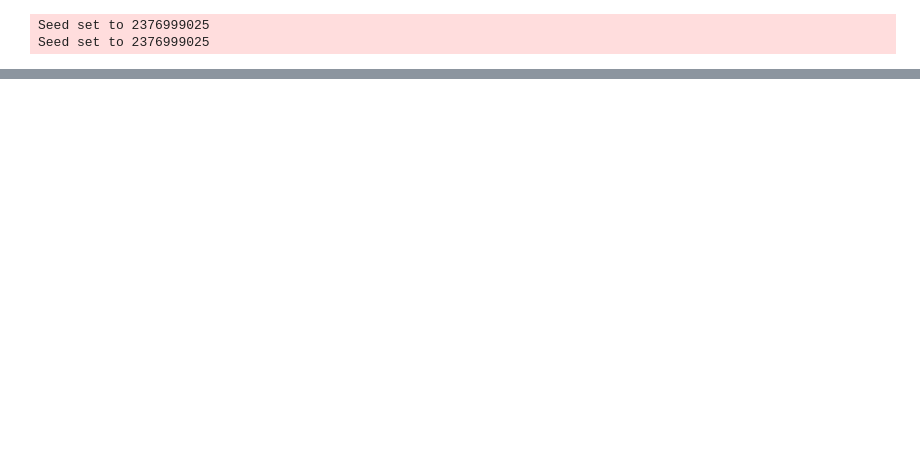
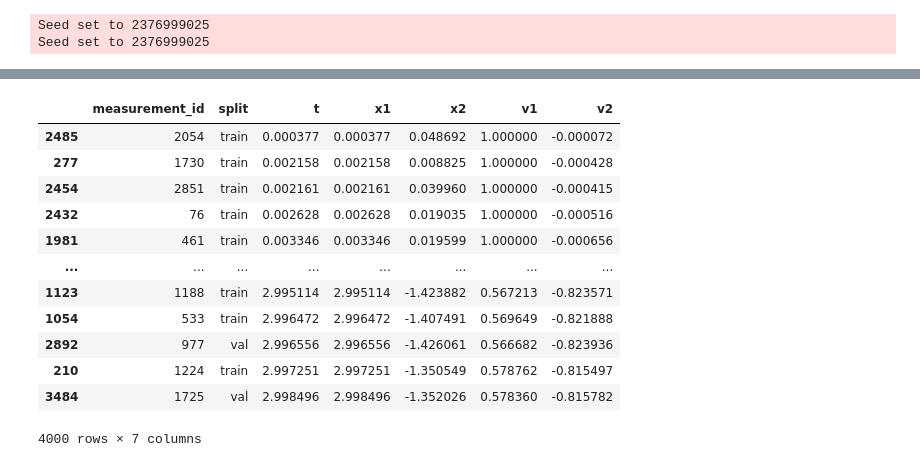
Before and after one commit to Paytonco/velocityPrediction, a Jupyter notebook: notebooks/dataset.ipynb, the cells around one changed output, grey strips where cells are left out. Drawn from its saved outputs; the diff is of its cells as text; code cells hidden in the pictures; blank space fills up the shorter version.

```diff
--- a/notebooks/dataset.ipynb
+++ b/notebooks/dataset.ipynb
@@ -89,2 +89,18 @@ for (row, col, hue), data in plot.facet_data():
+# %%
+df.sort_values('t')
+# %% [output]
+|  | measurement_id | split | t | x1 | x2 | v1 | v2 |
+| 2485 | 2054 | train | 0.000377 | 0.000377 | 0.048692 | 1.000000 | -0.000072 |
+| 277 | 1730 | train | 0.002158 | 0.002158 | 0.008825 | 1.000000 | -0.000428 |
+| 2454 | 2851 | train | 0.002161 | 0.002161 | 0.039960 | 1.000000 | -0.000415 |
+| 2432 | 76 | train | 0.002628 | 0.002628 | 0.019035 | 1.000000 | -0.000516 |
+| 1981 | 461 | train | 0.003346 | 0.003346 | 0.019599 | 1.000000 | -0.000656 |
+| ... | ... | ... | ... | ... | ... | ... | ... |
+| 1123 | 1188 | train | 2.995114 | 2.995114 | -1.423882 | 0.567213 | -0.823571 |
+| 1054 | 533 | train | 2.996472 | 2.996472 | -1.407491 | 0.569649 | -0.821888 |
+| 2892 | 977 | val | 2.996556 | 2.996556 | -1.426061 | 0.566682 | -0.823936 |
+| 210 | 1224 | train | 2.997251 | 2.997251 | -1.350549 | 0.578762 | -0.815497 |
+| 3484 | 1725 | val | 2.998496 | 2.998496 | -1.352026 | 0.578360 | -0.815782 |
+4000 rows × 7 columns
 # %%
 split = 'train'
```
Also changed, not shown: parts of 3 cells of this notebook.
